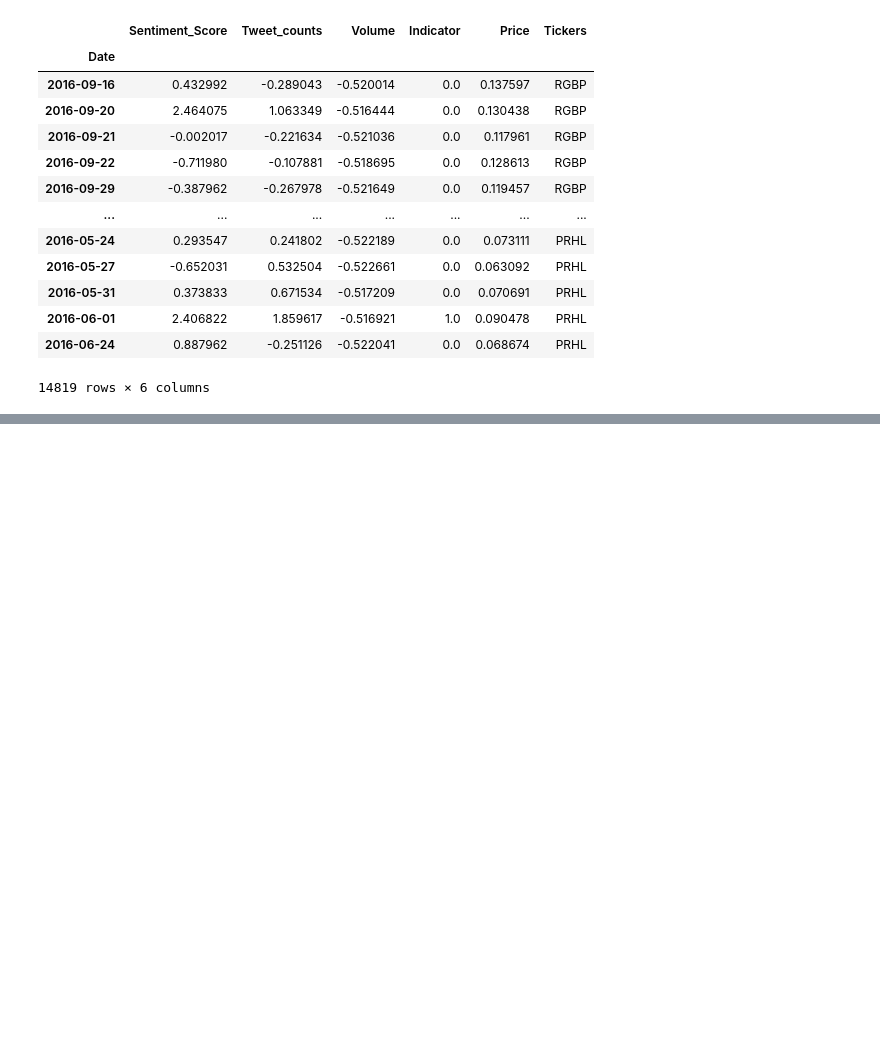
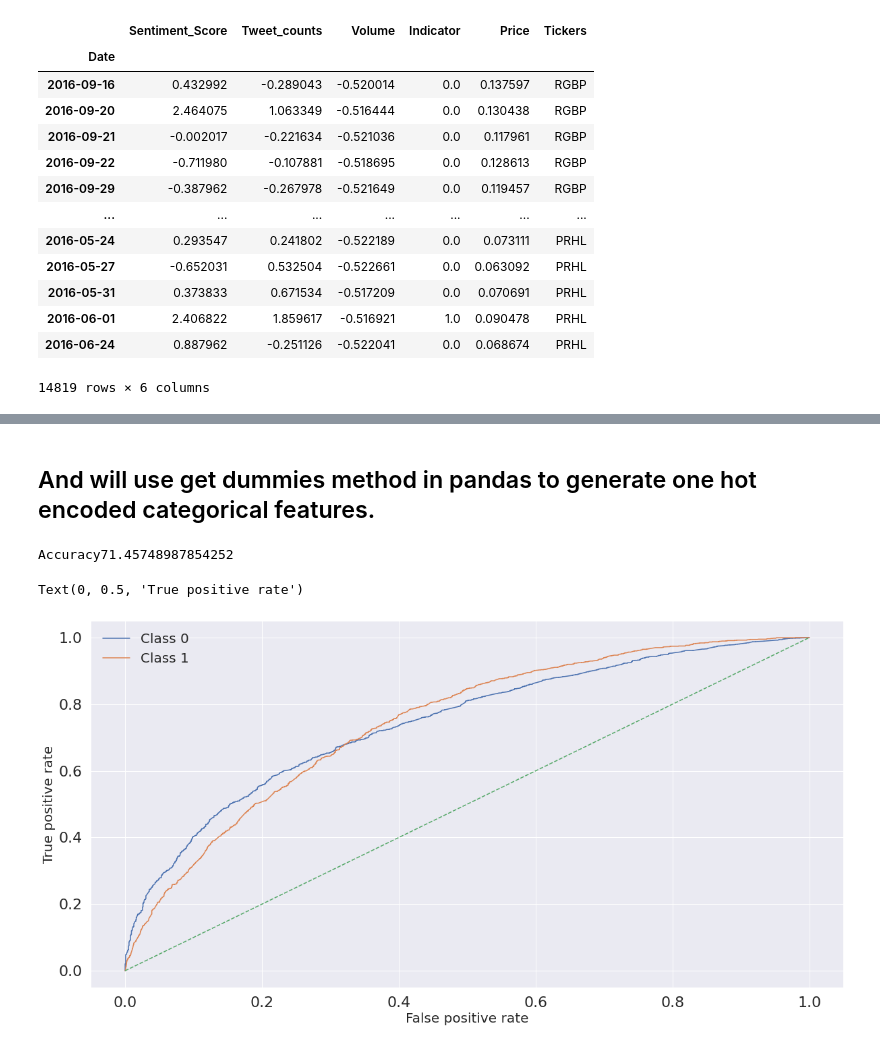
Before and after one commit to abhinavgairola/Anomaly_Detection_OTC_Market, a Jupyter notebook: EDA+Machine_learning.ipynb, the cells around one changed output, grey strips where cells are left out. Drawn from its saved outputs; the diff is of its cells as text; code cells hidden in the pictures; blank space fills up the shorter version.

```diff
--- a/EDA+Machine_learning.ipynb
+++ b/EDA+Machine_learning.ipynb
@@ -275,0 +389,24 @@ plot_model(tuned_lgbm,'confusion_matrix',scale=2)
+# %% [markdown]
+## And will use get dummies method in pandas to generate one hot encoded categorical features.
+# %%
+df_xgboost = pd.get_dummies(df_new)
+# %%
+y = df_xgboost.Indicator
+columns_x = list(df_xgboost.columns)
+columns_x.remove('Indicator')
+X = df_xgboost[columns_x]
+# %%
+X_train, X_test, y_train, y_test = train_test_split(X, y, test_size=0.30, random_state=42)
+# %%
+tpr_1, fpr_1, fpr_2, tpr_2, y_pred, model,pipe, precision, recall = XgboostClassifier(X_test,y_test,X_train,y_train)
+plt.figure(figsize=(20,10))
+plt.plot(fpr_1,tpr_1,label='Class 0')
+plt.plot(fpr_2,tpr_2,label='Class 1')
+plt.legend(loc='best',fontsize=20)
+plt.plot(np.arange(0,1.1,0.1),np.arange(0,1.1,0.1),'--')
+plt.xlabel('False positive rate', fontsize=20)
+plt.ylabel('True positive rate', fontsize=20)
+# %% [output]
+Accuracy71.45748987854252
+Text(0, 0.5, 'True positive rate')
+[figure, added]
```
Also changed, not shown: parts of 32 cells of this notebook.
